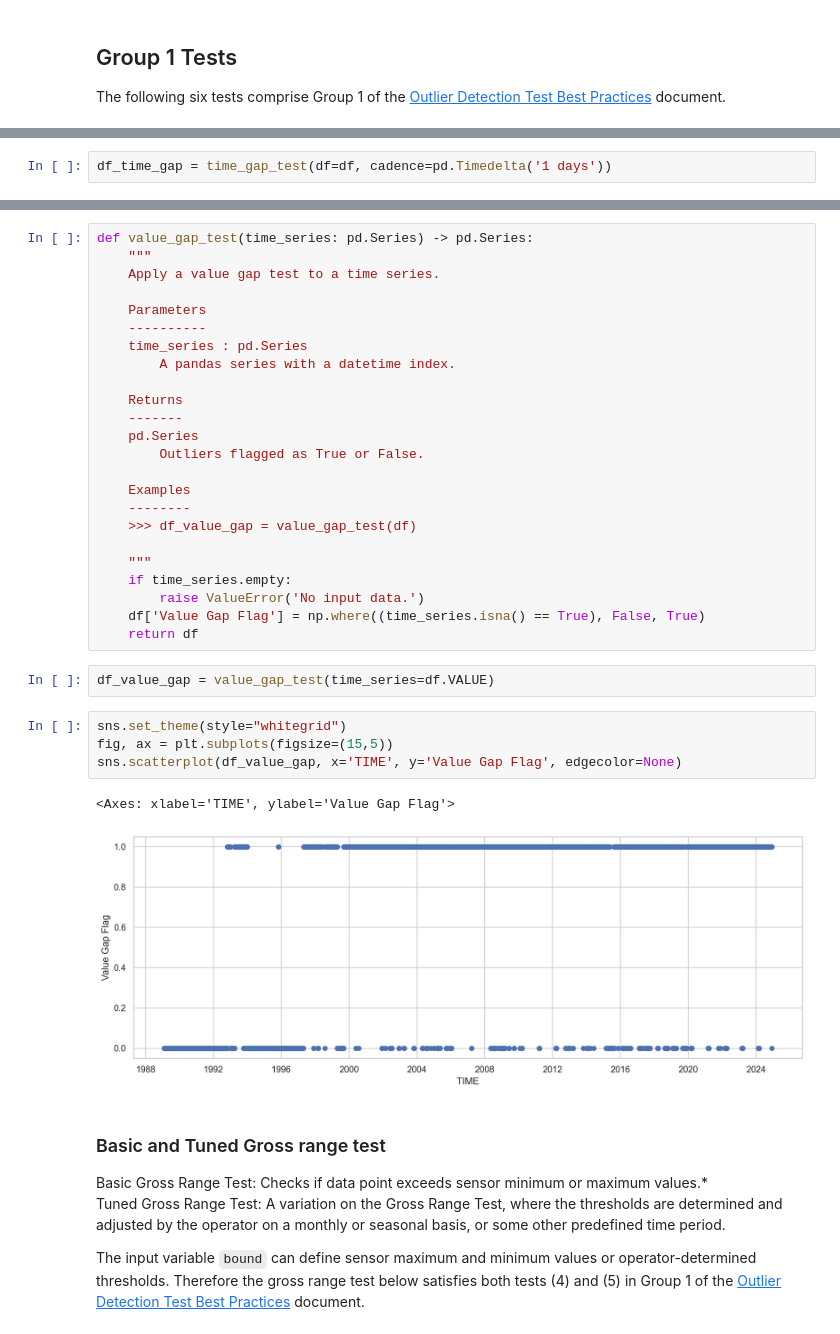
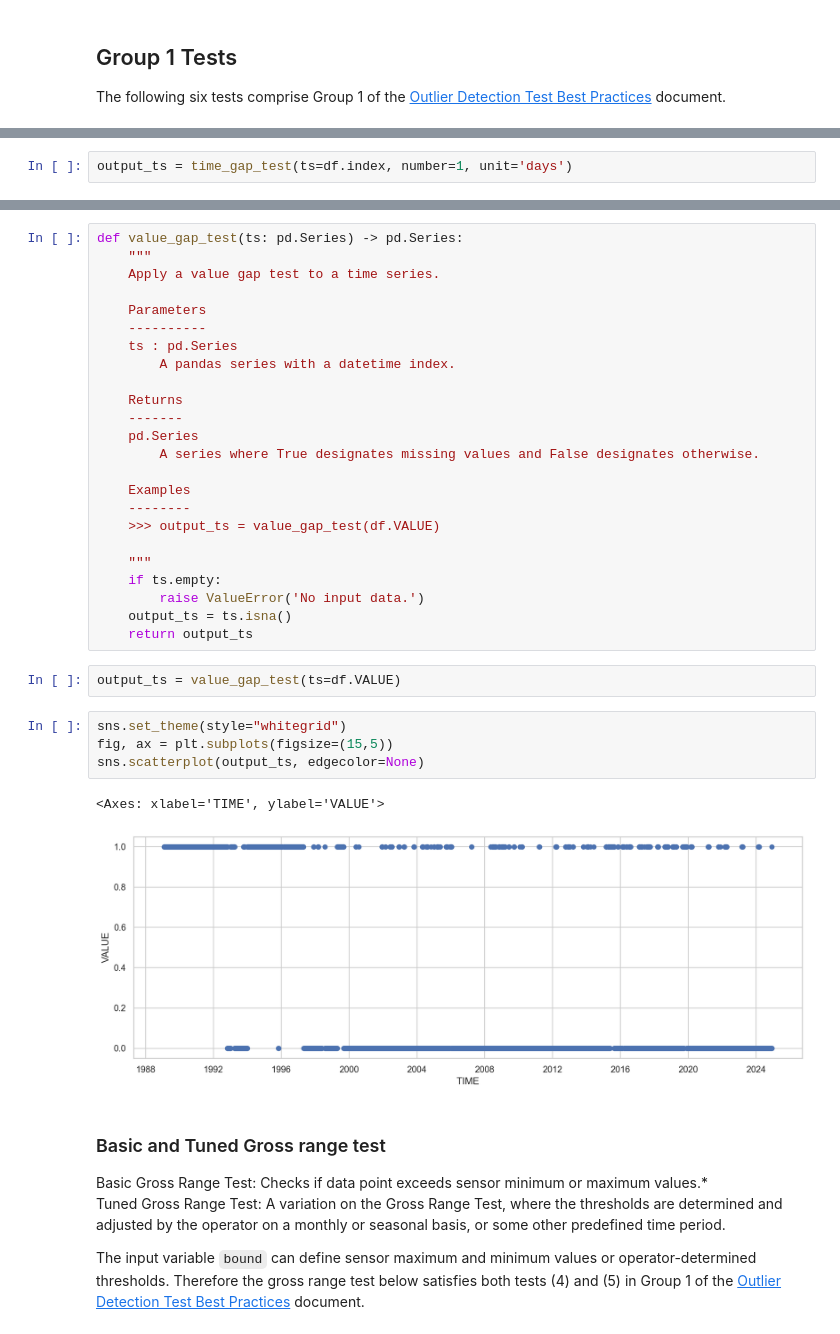
Before and after one commit to DWR-QA-Program/caldata-dsa-outlier-tool, a Jupyter notebook: dwr/dwr.ipynb, the cells around one changed output, grey strips where cells are left out. Saved outputs shown, nothing was run; the diff lists cells and outputs as text.

```diff
--- a/dwr/dwr.ipynb
+++ b/dwr/dwr.ipynb
@@ -124,5 +137,5 @@ def time_gap_test(df: pd.DataFrame, cadence: pd.Timedelta) -> pd.DataFrame:
 # %%
-df_time_gap = time_gap_test(df=df, cadence=pd.Timedelta('1 days'))
+output_ts = time_gap_test(ts=df.index, number=1, unit='days')
 # %%
 sns.set_theme(style="whitegrid")
 fig, ax = plt.subplots(figsize=(15,5))
@@ -133,36 +146,36 @@ sns.scatterplot(df_time_gap, x='TIME', y='Time Gap Flag', edgecolor=None)
 # %%
-def value_gap_test(time_series: pd.Series) -> pd.Series:
+def value_gap_test(ts: pd.Series) -> pd.Series:
     """
     Apply a value gap test to a time series.
 
     Parameters
     ----------
-    time_series : pd.Series
+    ts : pd.Series
         A pandas series with a datetime index.
 
     Returns
     -------
     pd.Series
-        Outliers flagged as True or False.
+        A series where True designates missing values and False designates otherwise.
 
     Examples
     --------
-    >>> df_value_gap = value_gap_test(df)
+    >>> output_ts = value_gap_test(df.VALUE)
 
     """
-    if time_series.empty:
+    if ts.empty:
         raise ValueError('No input data.')
-    df['Value Gap Flag'] = np.where((time_series.isna() == True), False, True)
-    return df
+    output_ts = ts.isna()
+    return output_ts
 # %%
-df_value_gap = value_gap_test(time_series=df.VALUE)
+output_ts = value_gap_test(ts=df.VALUE)
 # %%
 sns.set_theme(style="whitegrid")
 fig, ax = plt.subplots(figsize=(15,5))
-sns.scatterplot(df_value_gap, x='TIME', y='Value Gap Flag', edgecolor=None)
+sns.scatterplot(output_ts, edgecolor=None)
 # %% [output]
-<Axes: xlabel='TIME', ylabel='Value Gap Flag'>
+<Axes: xlabel='TIME', ylabel='VALUE'>
-[figure, old version]
+[figure, new version]
 # %% [markdown]
 ### Basic and Tuned Gross range test
 
```
Also changed, not shown: parts of 17 cells of this notebook, 1 other file.
